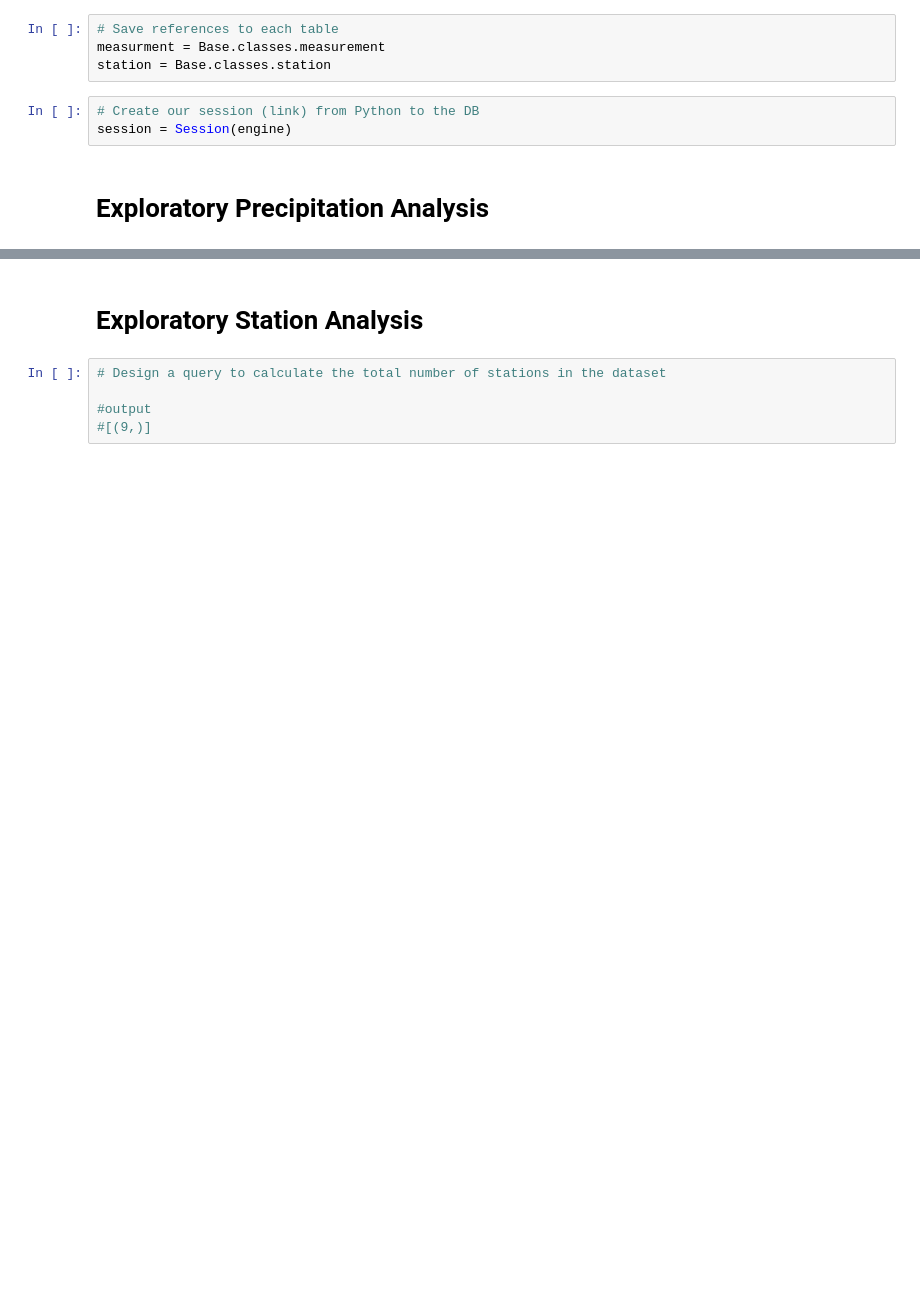
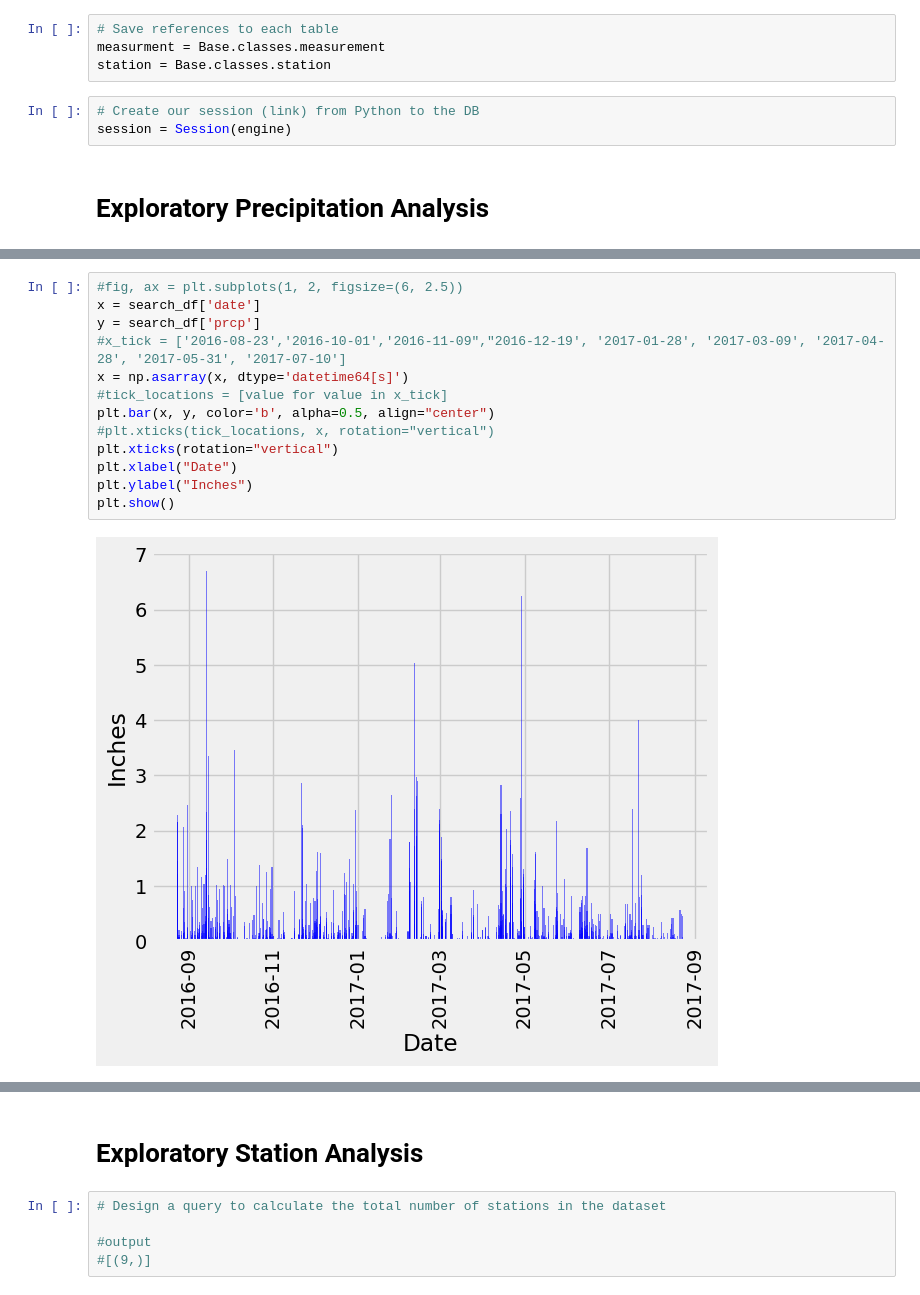
Before and after one commit to TinTesla/SQLAlchemy-Challenge, a Jupyter notebook: climate_starter.ipynb, the cells around one changed output, grey strips where cells are left out. Saved outputs shown, nothing was run; the diff lists cells and outputs as text; blank space fills up the shorter version.

```diff
--- a/climate_starter.ipynb
+++ b/climate_starter.ipynb
@@ -63,2 +81,17 @@ session = Session(engine)
+# %%
+#fig, ax = plt.subplots(1, 2, figsize=(6, 2.5))
+x = search_df['date']
+y = search_df['prcp']
+#x_tick = ['2016-08-23','2016-10-01','2016-11-09","2016-12-19', '2017-01-28', '2017-03-09', '2017-04-28', '2017-05-31', '2017-07-10']
+x = np.asarray(x, dtype='datetime64[s]')
+#tick_locations = [value for value in x_tick]
+plt.bar(x, y, color='b', alpha=0.5, align="center")
+#plt.xticks(tick_locations, x, rotation="vertical")
+plt.xticks(rotation="vertical")
+plt.xlabel("Date")
+plt.ylabel("Inches")
+plt.show()
+# %% [output]
+[figure, added]
 # %%
 # Use Pandas to calculate the summary statistics for the precipitation data
```
Also changed, not shown: parts of 3 cells of this notebook.
